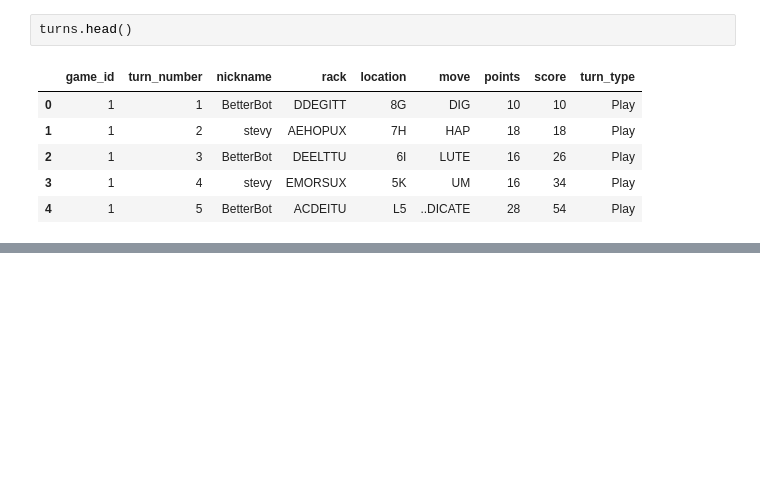
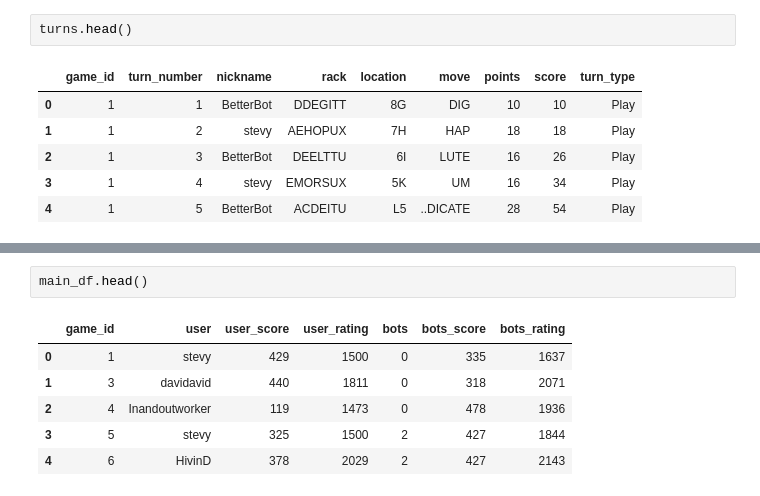
Before and after one commit to juliusmarkwei/Scrabble-Player-Rating, a Jupyter notebook: scrabble-player-rating.ipynb, the cells around one changed output, grey strips where cells are left out. Saved outputs shown, nothing was run; the diff lists cells and outputs as text; blank space fills up the shorter version.

```diff
--- a/scrabble-player-rating.ipynb
+++ b/scrabble-player-rating.ipynb
@@ -43,0 +146,9 @@ turns.head()
+# %%
+main_df.head()
+# %% [output]
+|  | game_id | user | user_score | user_rating | bots | bots_score | bots_rating |
+| 0 | 1 | stevy | 429 | 1500 | 0 | 335 | 1637 |
+| 1 | 3 | davidavid | 440 | 1811 | 0 | 318 | 2071 |
+| 2 | 4 | Inandoutworker | 119 | 1473 | 0 | 478 | 1936 |
+| 3 | 5 | stevy | 325 | 1500 | 2 | 427 | 1844 |
+| 4 | 6 | HivinD | 378 | 2029 | 2 | 427 | 2143 |
```
Also changed, not shown: parts of 12 cells of this notebook.
